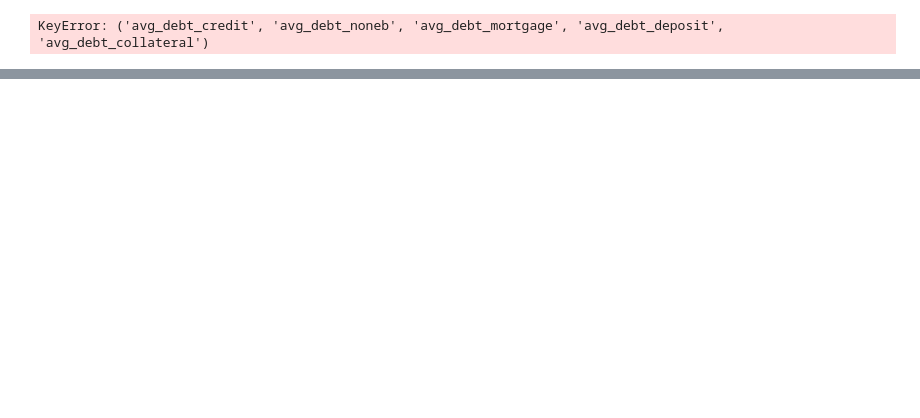
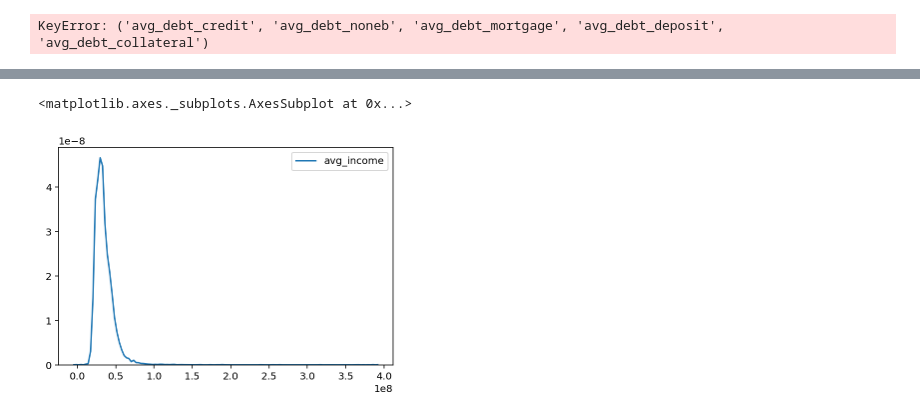
Before and after one commit to iAmJunha/Daynamite, a Jupyter notebook: project/jeju.ipynb, the cells around one changed output, grey strips where cells are left out. Drawn from its saved outputs; the diff is of its cells as text; code cells hidden in the pictures; blank space fills up the shorter version.

```diff
--- a/project/jeju.ipynb
+++ b/project/jeju.ipynb
@@ -376,0 +500,5 @@ results_bed.summary()
+# %%
+sns.kdeplot(data.avg_income)
+# %% [output]
+<matplotlib.axes._subplots.AxesSubplot at 0x...>
+[figure, added]
```
Also changed, not shown: parts of 14 cells of this notebook, 1 other file.
